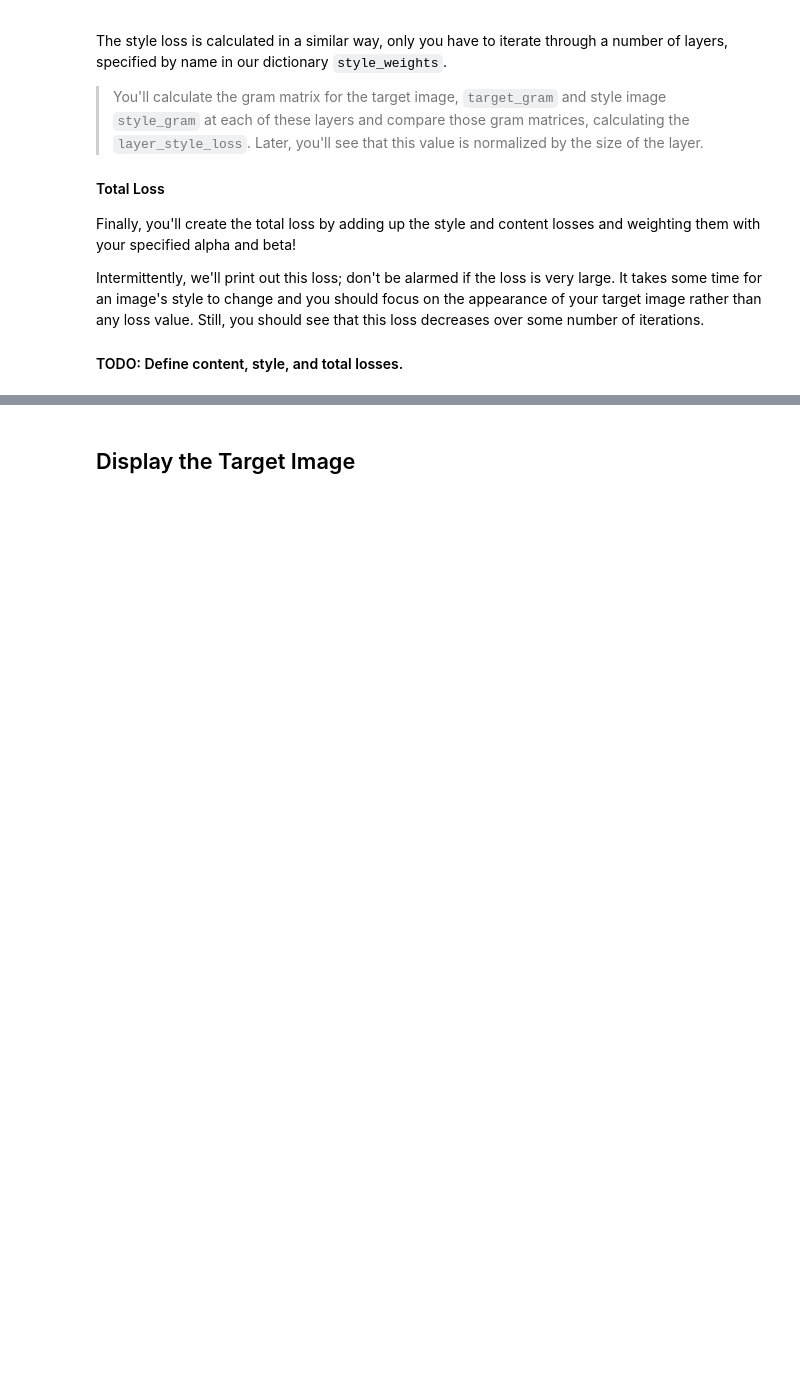
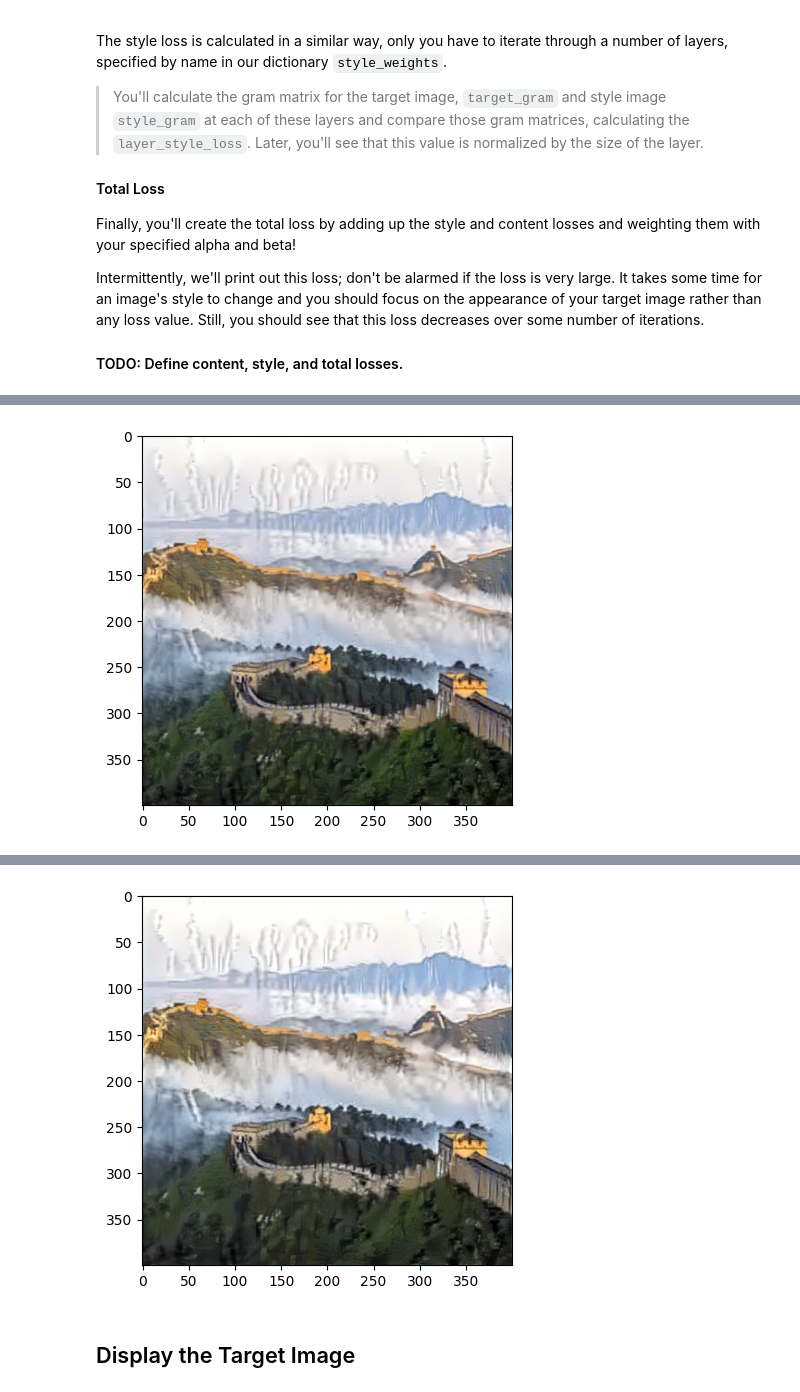
Before and after one commit to K3rpa/CSCI611_Spring25_Boxi_Chen, a Jupyter notebook: Style_Transfer_Exercise.ipynb, the cells around one changed output, grey strips where cells are left out. Saved outputs shown, nothing was run; the diff lists cells and outputs as text; code cells hidden in the pictures; blank space fills up the shorter version.

```diff
--- a/Style_Transfer_Exercise.ipynb
+++ b/Style_Transfer_Exercise.ipynb
@@ -124,7 +165,14 @@ def get_features(image, model, layers=None):
     ## TODO: Complete mapping layer names of PyTorch's VGGNet to names from the paper
     ## Need the layers for the content and style representations of an image
     if layers is None:
-        layers = {'0': 'conv1_1'}
+        layers = {'0': 'conv1_1',
+                  '5': 'conv2_1',
+                  '10': 'conv3_1',
+                  '19': 'conv4_1',
+                  '21': 'conv4_2',
+                  '28': 'conv5_1',
+                  #'30': 'conv5_2',
+                  }
 
 
     ## -- do not need to change the code below this line -- ##
@@ -156,9 +204,12 @@ def gram_matrix(tensor):
     """
 
     ## get the batch_size, depth, height, and width of the Tensor
+    batch_size, depth, height, width = tensor.size()
     ## reshape it, so we're multiplying the features for each channel
+    Flatten = tensor.view(depth, height * width)
+
     ## calculate the gram matrix
-    gram = None
+    gram = torch.mm(Flatten, Flatten.t())
 
     return gram
 # %% [markdown]
@@ -169,9 +220,11 @@ Now that we've written functions for extracting features and computing the gram
 # get content and style features only once before forming the target image
 content_features = get_features(content, vgg)
 style_features = get_features(style, vgg)
+style2_features = get_features(style2, vgg)
 
 # calculate the gram matrices for each layer of our style representation
 style_grams = {layer: gram_matrix(style_features[layer]) for layer in style_features}
+style2_grams = {layer: gram_matrix(style2_features[layer]) for layer in style2_features}
 
 # create a third "target" image and prep it for change
 # it is a good idea to start off with the target as a copy of our *content* image
@@ -234,14 +287,14 @@ show_every = 400
 
 # iteration hyperparameters
 optimizer = optim.Adam([target], lr=0.003)
-steps = 2000  # decide how many iterations to update your image (5000)
+steps = 1000  # decide how many iterations to update your image (5000)
 
 for ii in range(1, steps+1):
 
     ## TODO: get the features from your target image
     ## Then calculate the content loss
-    target_features = None
-    content_loss = None
+    target_features = get_features(target, vgg)
+    content_loss = torch.mean((target_features['conv4_2'] - content_features['conv4_2'])**2)
 
     # the style loss
     # initialize the style loss to 0
@@ -253,19 +306,19 @@ for ii in range(1, steps+1):
         _, d, h, w = target_feature.shape
 
         ## TODO: Calculate the target gram matrix
-        target_gram = None
+        target_gram = gram_matrix(target_feature)
 
         ## TODO:  get the "style" style representation
-        style_gram = None
+        style_gram = 0.2 * style_grams[layer] + 0.8 * style2_grams[layer]
         ## TODO: Calculate the style loss for one layer, weighted appropriately
-        layer_style_loss = None
+        layer_style_loss = torch.mean((target_gram - style_gram)**2)
 
         # add to the style loss
         style_loss += layer_style_loss / (d * h * w)
 
 
     ## TODO:  calculate the *total* loss
-    total_loss = None
+    total_loss = content_weight * content_loss + style_weight * style_loss
 
     ## -- do not need to change code, below -- ##
     # update your target image
@@ -278,3 +331,4 @@ for ii in range(1, steps+1):
         print('Total loss: ', total_loss.item())
         plt.imshow(im_convert(target))
         plt.show()
+# %% [output]
@@ -280,0 +336 @@ for ii in range(1, steps+1):
+[figure, added]
@@ -281,3 +338,4 @@ for ii in range(1, steps+1):
+[figure, added]
 # %% [markdown]
 ## Display the Target Image
 # %%
```
Also changed, not shown: parts of 6 cells of this notebook, 5 other files.
